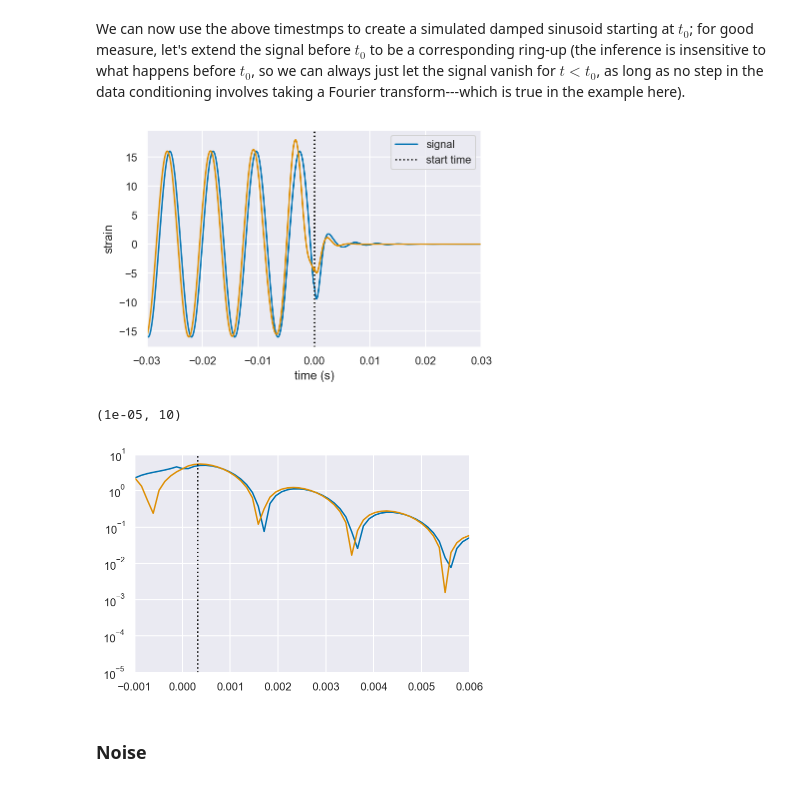
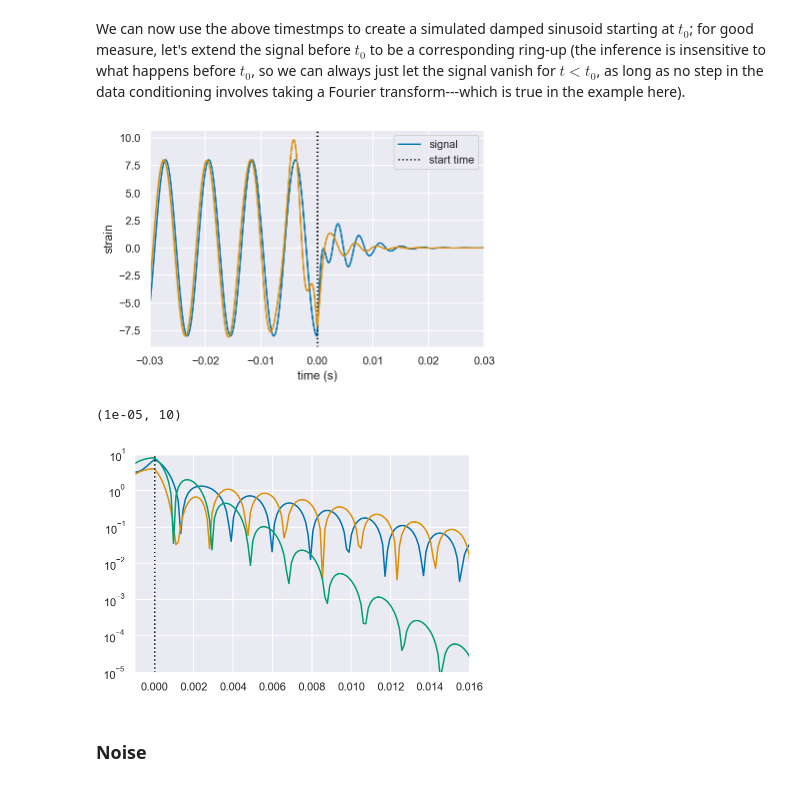
Before and after one commit to Sizheng-Ma/ringdown, a Jupyter notebook: docs/examples/single_damped_sinusoid_mchi.ipynb, the cells around one changed output. Saved outputs shown, nothing was run; the diff lists cells and outputs as text; code cells hidden in the pictures.

Commit message:
don't do the time shift

```diff
--- a/docs/examples/single_damped_sinusoid_mchi.ipynb
+++ b/docs/examples/single_damped_sinusoid_mchi.ipynb
@@ -47,10 +47,11 @@ If rolloff, instead has f(0)=1, f(tMax)=0.
 
     return planck_window((t-tMin)/(tMax-tMin))
 # %%
-def fac(ffreq,l,m,n,chi):
+def fac(ffreq,l,m,n,chi,mass):
+    t_unit=mass
     ome=qnm.modes_cache(s=-2,l=l,m=m,n=n)(a=chi)[0]
 #     return (ffreq-ome)/(ffreq-np.conj(ome))
-    return (ffreq-ome)/(ffreq-np.conj(ome))*(ffreq+np.conj(ome))/(ffreq+ome)
+    return (ffreq*t_unit-ome)/(ffreq*t_unit-np.conj(ome))*(ffreq*t_unit+np.conj(ome))/(ffreq*t_unit+ome)
 # %% [markdown]
 ## Data
 # %% [markdown]
@@ -78,10 +79,10 @@ M_est=65
 t_unit=M_est*2950./2/299792458
 # %%
 wf_kws = dict(
-    A1 = 2,
+    A1 = 8,
     phi1 = 0,
     A2 = 16,
-    phi2 = np.pi/3*2.,
+    phi2 = np.pi,
     f1 = np.real(qnm.modes_cache(s=-2,l=2,m=2,n=0)(a=chi)[0])/t_unit/2/np.pi,
     gamma1 = -np.imag(qnm.modes_cache(s=-2,l=2,m=2,n=0)(a=chi)[0])/t_unit,
     f2 = np.real(qnm.modes_cache(s=-2,l=2,m=2,n=1)(a=chi)[0])/t_unit/2/np.pi,
@@ -92,7 +93,7 @@ def get_signal(time, A1, phi1, f1, gamma1, A2, phi2, f2, gamma2):
     s = A1*cos(2*np.pi*f1*(time-t0) + phi1)*exp(-gamma1*abs(time-t0)) \
         +A2*cos(2*np.pi*f2*(time-t0) + phi2)*exp(-gamma2*abs(time-t0))
     s*=np.heaviside(time,0.5)
-    s1=A2*cos(2*np.pi*f2*0.5*(time-t0) + phi2)*(1-np.heaviside(time,0.5))
+    s1=(A1*cos(phi1)+A2*cos(phi2))*cos(2*np.pi*f2*0.5*(time-t0) )*(1-np.heaviside(time,0.5))
     window=planck_window(time, tMin=-1.2, tMax=-0.5)
     return rd.Data((s+s1)*window, index=time)
 
@@ -108,7 +109,8 @@ def fft_load(time, A1, phi1, f1, gamma1, A2, phi2, f2, gamma2):
     s = A1*cos(2*np.pi*f1*(time-t0) + phi1)*exp(-gamma1*abs(time-t0)) \
         +A2*cos(2*np.pi*f2*(time-t0) + phi2)*exp(-gamma2*abs(time-t0))
     s*=np.heaviside(time,0.5)
-    s1=A2*cos(2*np.pi*f2*0.5*(time-t0) + phi2)*(1-np.heaviside(time,0.5))
+
+    s1=(A1*cos(phi1)+A2*cos(phi2))*cos(2*np.pi*f2*0.5*(time-t0) )*(1-np.heaviside(time,0.5))
     window=planck_window(time, tMin=-1.2, tMax=-0.5)
 
     fpsi422=np.fft.ifft((s+s1)*window,norm='ortho')
@@ -119,7 +121,7 @@ signal = get_signal(time, **wf_kws)
 signal_overtone = overtone_alone(time, **wf_kws)
 ffreq,fpsi422 = fft_load(time, **wf_kws)
 
-cond_data=(np.fft.fft(fac(ffreq,2,2,0,chi)*fpsi422,norm='ortho'))
+cond_data=(np.fft.fft(fac(ffreq,2,2,0,0.8,1.)*fpsi422,norm='ortho'))
 # %%
 signal.plot(label='signal')
 axvline(t0, ls=':', c='k', label='start time')
@@ -129,16 +131,17 @@ xlabel('time (s)')
 ylabel('strain')
 legend();
 # %% [output]
-[figure, old version]
+[figure, new version]
 # %%
 semilogy(time,abs((cond_data)))
+semilogy(time,abs((0.5*(np.fft.fft(fpsi422,norm='ortho')))))
 semilogy(time,abs(0.5*(signal_overtone)))
-axvline(t0+t_unit, ls=':', c='k', label='start time')
-xlim(-0.001, 0.006)
+axvline(t0, ls=':', c='k', label='start time')
+xlim(-0.001, 0.016)
 ylim(1e-5,10)
 # %% [output]
 (1e-05, 10)
-[figure, old version]
+[figure, new version]
 # %% [markdown]
 ### Noise
 # %% [markdown]
```
Also changed, not shown: parts of 8 cells of this notebook.
